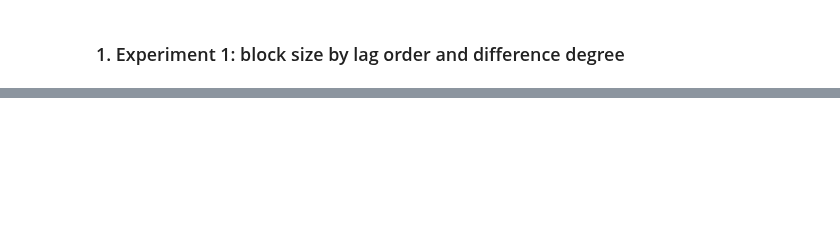
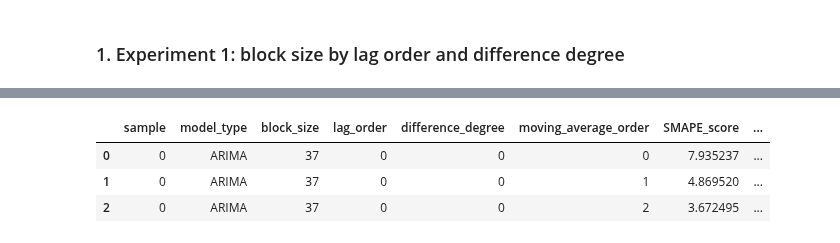
Before and after one commit to gperdrizet/kaggle_microbusiness, a Jupyter notebook: notebooks/14.2-ARIMA_hyperparameter_gridsearch_results.ipynb, the cells around one changed output, grey strips where cells are left out. Cells and saved outputs as stored; diff of their text form; code cells hidden in the pictures; blank space fills up the shorter version.

```diff
--- a/notebooks/14.2-ARIMA_hyperparameter_gridsearch_results.ipynb
+++ b/notebooks/14.2-ARIMA_hyperparameter_gridsearch_results.ipynb
@@ -120,0 +48,11 @@ plt.show()
+# %%
+sample_smape_scores_df = funcs.parse_results(
+    input_file = f'{paths.BOOTSTRAPPING_RESULTS_PATH}/{params.output_file_root_name}-moving_average_order.parquet'
+)
+
+sample_smape_scores_df.head(3)
+# %% [output]
+|  | sample | model_type | block_size | lag_order | difference_degree | moving_average_order | SMAPE_score | ... |
+| 0 | 0 | ARIMA | 37 | 0 | 0 | 0 | 7.935237 | ... |
+| 1 | 0 | ARIMA | 37 | 0 | 0 | 1 | 4.869520 | ... |
+| 2 | 0 | ARIMA | 37 | 0 | 0 | 2 | 3.672495 | ... |
```
Also changed, not shown: parts of 10 cells of this notebook, 2 other files.
